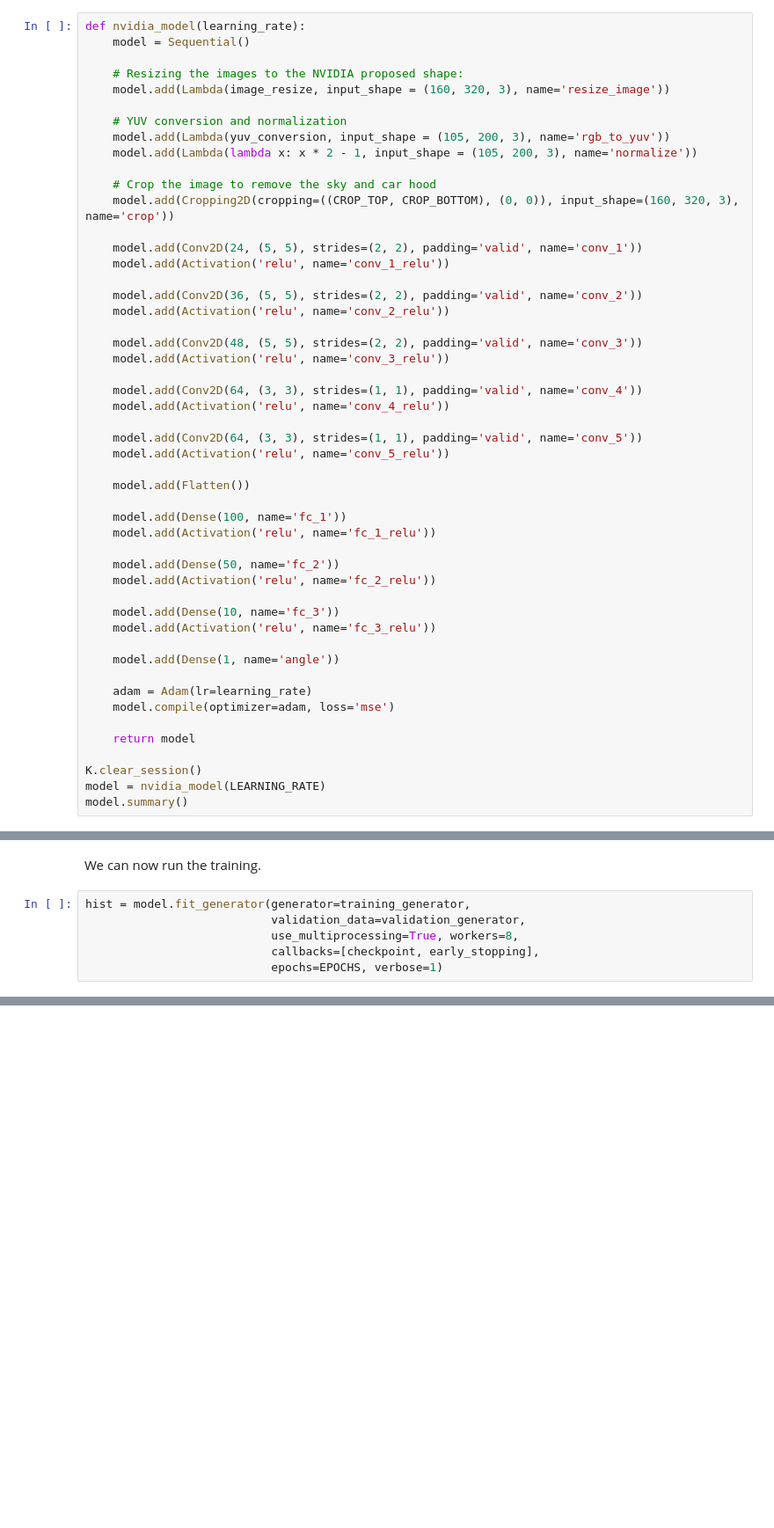
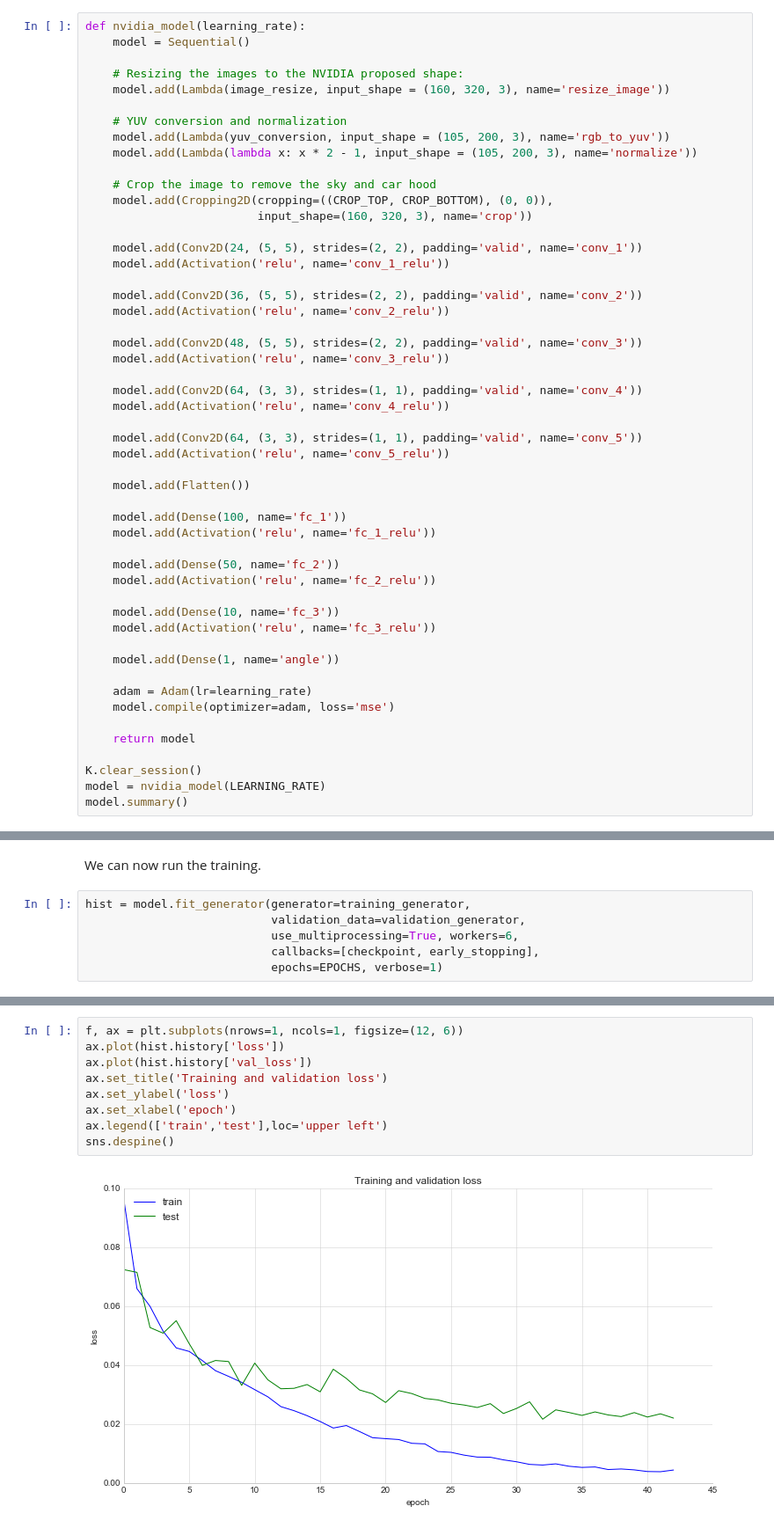
Before and after one commit to sunsided/CarND-Behavioral-Cloning-P3, a Jupyter notebook: training.ipynb, the cells around one changed output, grey strips where cells are left out. Shown at 88% size. Saved outputs shown, nothing was run; the diff lists cells and outputs as text; blank space fills up the shorter version.

```diff
--- a/training.ipynb
+++ b/training.ipynb
@@ -401,7 +407,8 @@ def nvidia_model(learning_rate):
     model.add(Lambda(lambda x: x * 2 - 1, input_shape = (105, 200, 3), name='normalize'))
 
     # Crop the image to remove the sky and car hood
-    model.add(Cropping2D(cropping=((CROP_TOP, CROP_BOTTOM), (0, 0)), input_shape=(160, 320, 3), name='crop'))
+    model.add(Cropping2D(cropping=((CROP_TOP, CROP_BOTTOM), (0, 0)),
+                         input_shape=(160, 320, 3), name='crop'))
 
     model.add(Conv2D(24, (5, 5), strides=(2, 2), padding='valid', name='conv_1'))
     model.add(Activation('relu', name='conv_1_relu'))
@@ -480,7 +489,7 @@ We can now run the training.
 # %%
 hist = model.fit_generator(generator=training_generator,
                            validation_data=validation_generator,
-                           use_multiprocessing=True, workers=8,
+                           use_multiprocessing=True, workers=6,
                            callbacks=[checkpoint, early_stopping],
                            epochs=EPOCHS, verbose=1)
 # %% [output]
@@ -503,0 +549,11 @@ Epoch 25/64
+# %%
+f, ax = plt.subplots(nrows=1, ncols=1, figsize=(12, 6))
+ax.plot(hist.history['loss'])
+ax.plot(hist.history['val_loss'])
+ax.set_title('Training and validation loss')
+ax.set_ylabel('loss')
+ax.set_xlabel('epoch')
+ax.legend(['train','test'],loc='upper left')
+sns.despine()
+# %% [output]
+[figure, added]
```
Also changed, not shown: parts of 8 cells of this notebook, 1 other file.
